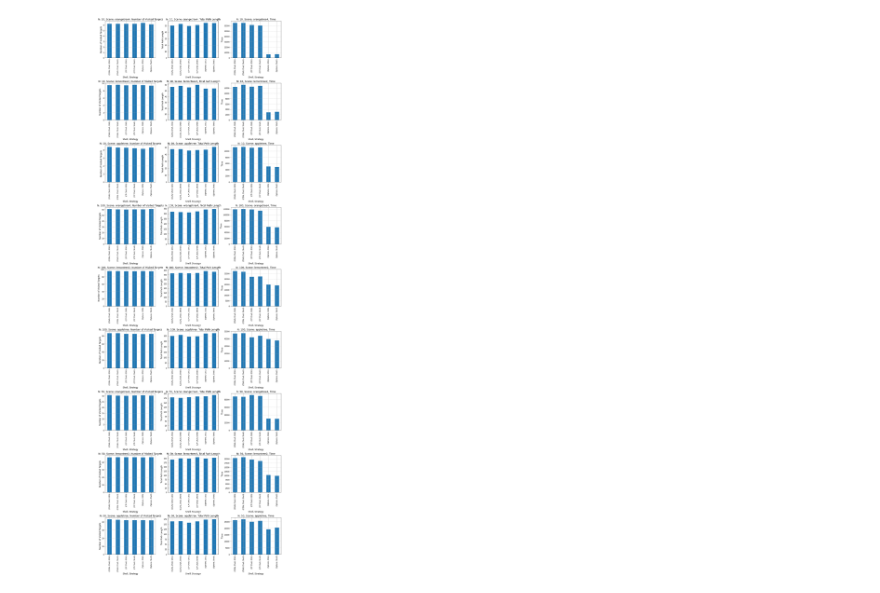
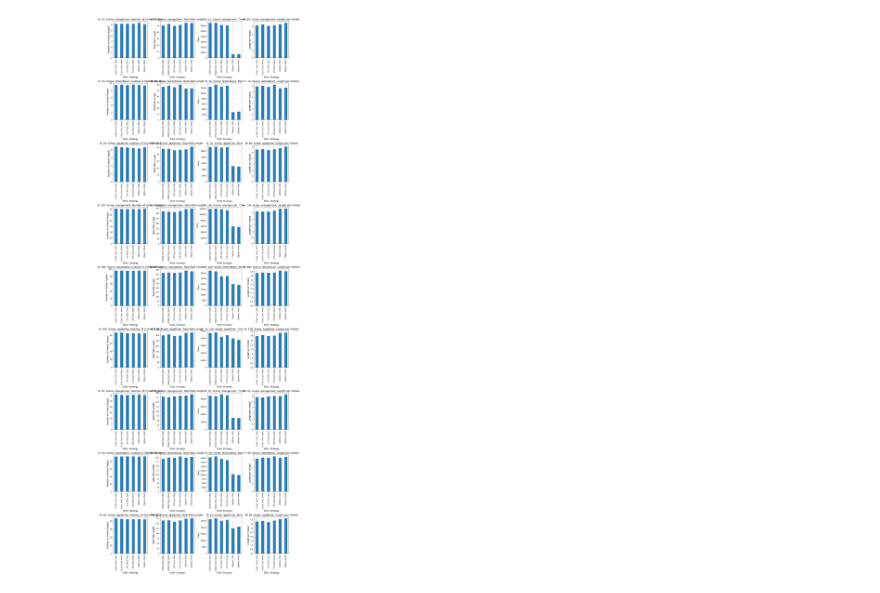
Before and after one commit to werner291/Multigoal-Orchard-Drone-Planning-Library, a Jupyter notebook: analysis/New Static.ipynb, the cells around one changed output. Cells and saved outputs as stored; diff of their text form; code cells hidden in the pictures.

```diff
--- a/analysis/New Static.ipynb
+++ b/analysis/New Static.ipynb
@@ -16,6 +16,8 @@ df.columns = df.columns.str.replace('problem.','', regex=False)
 df['strategy'] = df['strategy'].str.replace('shell_path_length','Shell').replace('gtg_path_length','GSG')
 df['shell'] = df['shell'].str.replace('Cutting Plane','CP')
 df = df[df['shell'] != 'Cylinder']
+# %%
+df['lpa'] = df['total_path_length']/df['n_visited']
 # %%
 n_counts = pd.unique(df['nApples'])
 scenes = pd.unique(df['scene'])
@@ -31,40 +33,41 @@ scene_values = df['scene'].unique()
 
 # Calculate the number of rows and columns for subplots
 n_rows = len(nApples_values) * len(scene_values)
-n_cols = len(['n_visited', 'total_path_length', 'time'])
+n_cols = len(['n_visited', 'total_path_length', 'time', 'lpa'])
 
 # Define a dictionary to map metric names to human-readable labels
 metric_labels = {
     'n_visited': 'Number of Visited Targets',
     'total_path_length': 'Total Path Length',
-    'time': 'Time'
+    'time': 'Time',
+    'lpa': 'Length per Visited'
 }
 
 # Create a single figure with subplots for each metric and nApples/scene combination
 fig, axes = plt.subplots(n_rows, n_cols, figsize=(15, 5 * n_rows))
 
 for i, (n, scene) in enumerate([(n, s) for n in nApples_values for s in scene_values]):
     # Filter the data based on nApples and scene
     filtered_data = df[(df['nApples'] == n) & (df['scene'] == scene)]
 
-    for j, col in enumerate(['n_visited', 'total_path_length', 'time']):
+    for j, col in enumerate(['n_visited', 'total_path_length', 'time', 'lpa']):
         # Group the data by shell and strategy and calculate the mean
         mean_data = filtered_data.groupby(['shell', 'strategy']).mean()[col]
 
         # Plot a bar chart for the current combination of nApples, scene, and metric
         ax = axes[i, j]
         mean_data.plot.bar(ax=ax, grid=True)
 
         # Format the title, xlabel, and ylabel
         ax.set_title(f'N: {n}, Scene: {scene}, {metric_labels[col]}', fontsize=14)
         ax.set_xlabel('Shell, Strategy', fontsize=12)
         ax.set_ylabel(metric_labels[col], fontsize=12)
 
         # Customize the appearance of the grid
         ax.grid(axis='y', linestyle='--', alpha=0.7)
 
 # Adjust the layout to prevent overlapping
 plt.tight_layout()
 plt.show()
 # %% [output]
-[figure, old version]
+[figure, new version]
```
Also changed, not shown: 5 other files.
